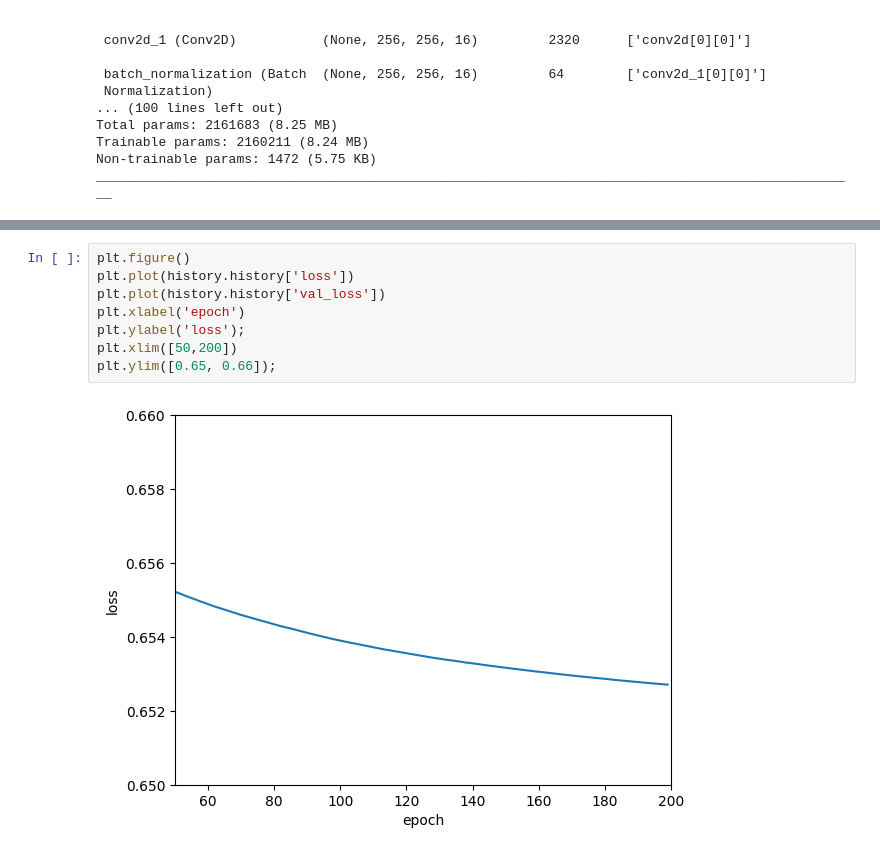
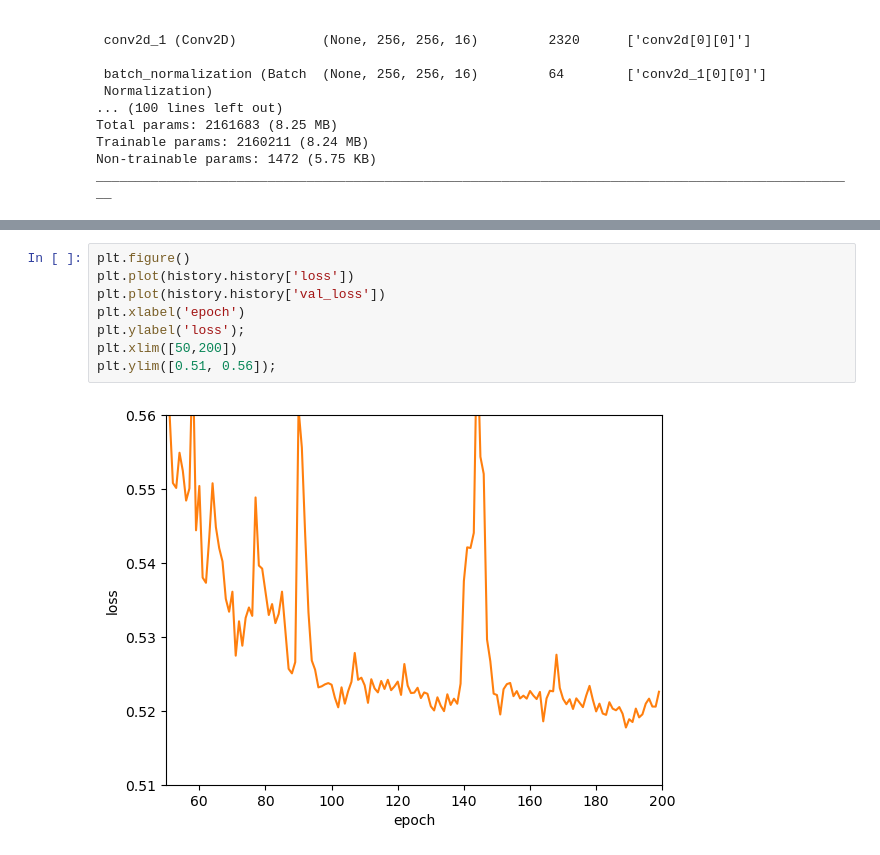
Before and after one commit to JeffRoth/stranger-sections, a Jupyter notebook: Train_seg_unet_model.ipynb, the cells around one changed output, grey strips where cells are left out. Saved outputs shown, nothing was run; the diff lists cells and outputs as text.

```diff
--- a/Train_seg_unet_model.ipynb
+++ b/Train_seg_unet_model.ipynb
@@ -199,13 +198,13 @@ KeyboardInterrupt:
 # %%
 plt.figure()
 plt.plot(history.history['loss'])
 plt.plot(history.history['val_loss'])
 plt.xlabel('epoch')
 plt.ylabel('loss');
 plt.xlim([50,200])
-plt.ylim([0.65, 0.66]);
+plt.ylim([0.51, 0.56]);
 # %% [output]
-[figure, old version]
+[figure, new version]
 # %%
 plt.figure()
 plt.plot(history.history['accuracy'])
```
Also changed, not shown: parts of 6 cells of this notebook.
